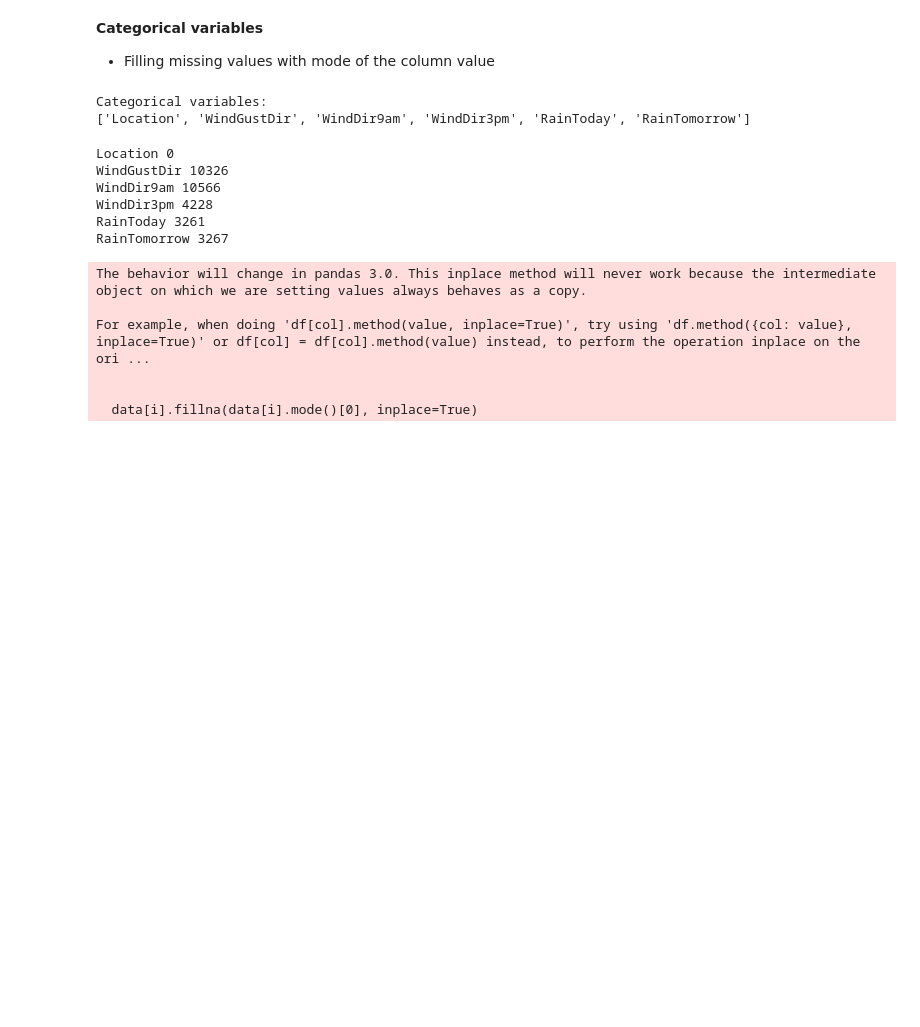
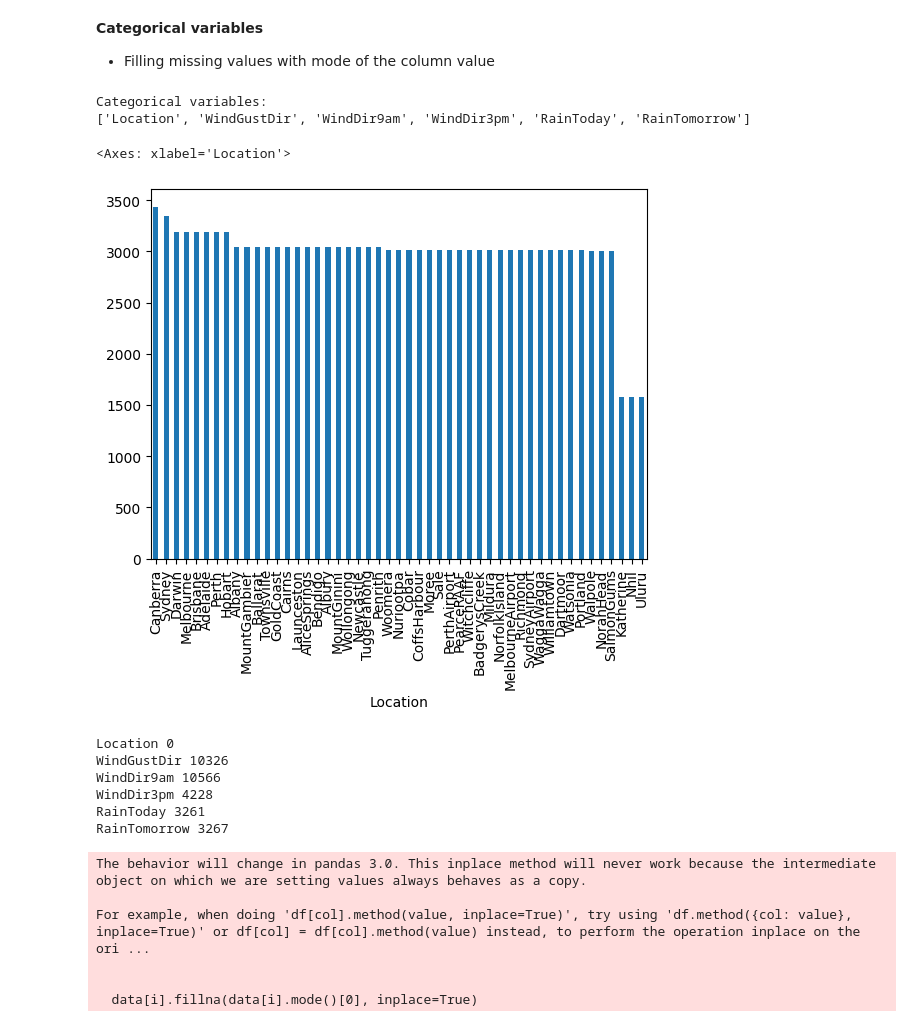
Before and after one commit to TWAI-2024/weather-prediction, a Jupyter notebook: rain-prediction.ipynb, the cells around one changed output. Cells and saved outputs as stored; diff of their text form; code cells hidden in the pictures; blank space fills up the shorter version.

Commit message:
Add additional data analyses

```diff
--- a/rain-prediction.ipynb
+++ b/rain-prediction.ipynb
@@ -213,6 +221,11 @@ print(object_cols)
 # %% [output]
 Categorical variables:
 ['Location', 'WindGustDir', 'WindDir9am', 'WindDir3pm', 'RainToday', 'RainTomorrow']
+# %%
+data.select_dtypes(exclude = np.number).Location.value_counts().plot.bar()
+# %% [output]
+<Axes: xlabel='Location'>
+[figure, added]
 # %%
 # Missing values in categorical variables
 
```
Also changed, not shown: parts of 5 cells of this notebook.
